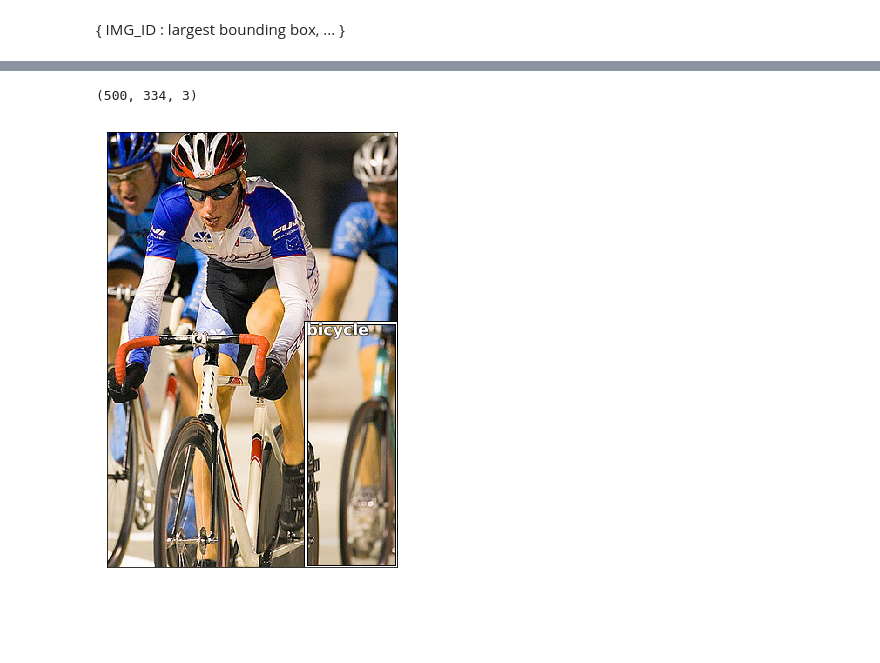
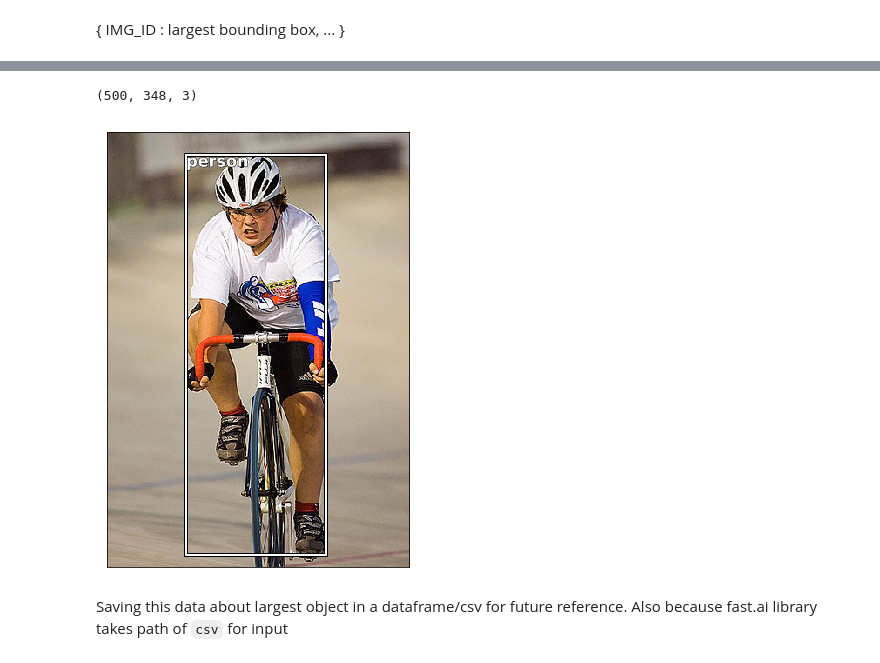
Before and after one commit to groverpr/deep-learning, a Jupyter notebook: Object Detection.ipynb, the cells around one changed output, grey strips where cells are left out. Drawn from its saved outputs; the diff is of its cells as text; code cells hidden in the pictures; blank space fills up the shorter version.

Commit message:
single object added

```diff
--- a/Object Detection.ipynb
+++ b/Object Detection.ipynb
@@ -375,5 +396,4 @@ def get_largest_bb(bb_arr):
     Area will be height*width. We have already saved height and width in 3rd and 4th elements in train_annotations.
     Just multiply those
     """
-
-    return bb_arr[np.argmax([bb[0][2]*bb[0][3] for bb in bb_arr ])]
+    return bb_arr[np.argmax([bb_hw(bb[0])[2]*bb_hw(bb[0])[3] for bb in bb_arr ])]
@@ -405,5 +426,7 @@ train_annotation[23]
 # %%
-draw_idx(23, train_largest_annotation)
+draw_idx(1309, train_largest_annotation)
 # %% [output]
-(500, 334, 3)
+(500, 348, 3)
-[figure, old version]
+[figure, new version]
+# %% [markdown]
+Saving this data about largest object in a dataframe/csv for future reference. Also because fast.ai library takes path of `csv` for input
```
Also changed, not shown: parts of 43 cells of this notebook.
